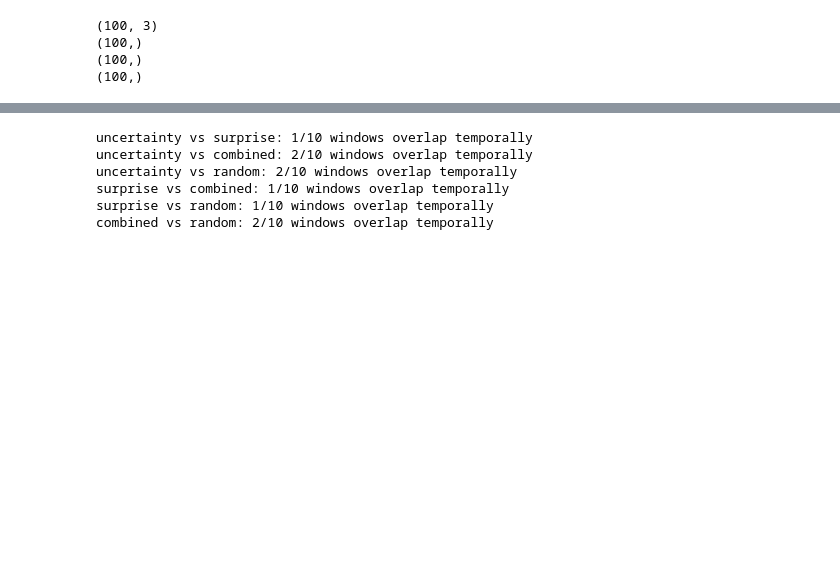
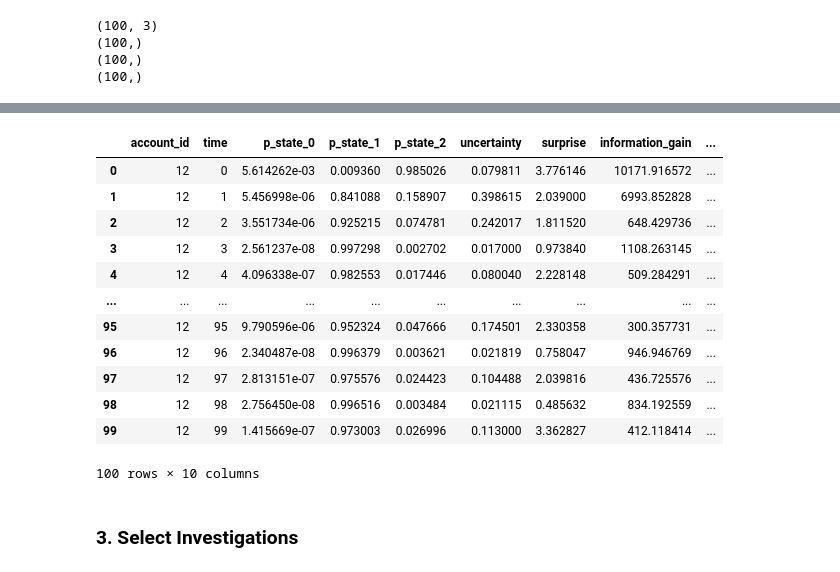
Before and after one commit to juananmonte/aml-working-paper, a Jupyter notebook: notebooks/routing_interactive.ipynb, the cells around one changed output, grey strips where cells are left out. Cells and saved outputs as stored; diff of their text form; code cells hidden in the pictures; blank space fills up the shorter version.

Commit message:
actualizar routing

```diff
--- a/notebooks/routing_interactive.ipynb
+++ b/notebooks/routing_interactive.ipynb
@@ -50,0 +45,10 @@ results = filter_posterior_draws(
+# %%
+account_ids = sorted(val_df["account_id"].unique())
+
+account_id = account_ids[0]
+sequence = val_sequences[0]
+#account_times = (val_df.loc[val_df["account_id"] == account_id, "time"].sort_values().to_numpy())
+
+results = filter_posterior_draws(sequence, pi_draws, current_draws, mu_draws, sigma_draws)
+
+print(f"Example account: {account_id}; periods: {len(sequence)}")
@@ -81,2 +66,0 @@ print(
-# %%
-account_id = val_df["account_id"].unique()[0]
@@ -137,21 +66,0 @@ plt.show()
-# %%
-account_id = routing_df["account_id"].iloc[0]
-
-truth = (
-    val_df[val_df["account_id"] == account_id]
-    [["time", "aml_state"]]
-    .sort_values("time")
-)
-
-comparison = routing_df.merge(
-    truth,
-    on="time",
-    validate="one_to_one",
-)
-
-comparison["state_transition"] = (
-    comparison["aml_state"]
-    .ne(comparison["aml_state"].shift())
-)
-
-comparison.loc[comparison.index[0], "state_transition"] = False
@@ -374,20 +67,19 @@ def temporal_overlap(selected_a, selected_b):
-# %%
-for i, strategy_a in enumerate(strategies):
-    for strategy_b in strategies[i + 1:]:
-
-        overlap = temporal_overlap(
-            selected_windows[strategy_a],
-            selected_windows[strategy_b],
-        )
-
-        print(
-            f"{strategy_a} vs {strategy_b}: "
-            f"{overlap}/10 windows overlap temporally"
-        )
-# %% [output]
-uncertainty vs surprise: 1/10 windows overlap temporally
-uncertainty vs combined: 2/10 windows overlap temporally
-uncertainty vs random: 2/10 windows overlap temporally
-surprise vs combined: 1/10 windows overlap temporally
-surprise vs random: 1/10 windows overlap temporally
-combined vs random: 2/10 windows overlap temporally
+# %%
+account_routing_df = sequence_results_to_dataframe(account_id, results)
+#account_routing_df["time"] = account_times
+# %%
+account_routing_df
+# %% [output]
+|  | account_id | time | p_state_0 | p_state_1 | p_state_2 | uncertainty | surprise | information_gain | ... |
+| 0 | 12 | 0 | 5.614262e-03 | 0.009360 | 0.985026 | 0.079811 | 3.776146 | 10171.916572 | ... |
+| 1 | 12 | 1 | 5.456998e-06 | 0.841088 | 0.158907 | 0.398615 | 2.039000 | 6993.852828 | ... |
+| 2 | 12 | 2 | 3.551734e-06 | 0.925215 | 0.074781 | 0.242017 | 1.811520 | 648.429736 | ... |
+| 3 | 12 | 3 | 2.561237e-08 | 0.997298 | 0.002702 | 0.017000 | 0.973840 | 1108.263145 | ... |
+| 4 | 12 | 4 | 4.096338e-07 | 0.982553 | 0.017446 | 0.080040 | 2.228148 | 509.284291 | ... |
+| ... | ... | ... | ... | ... | ... | ... | ... | ... | ... |
+| 95 | 12 | 95 | 9.790596e-06 | 0.952324 | 0.047666 | 0.174501 | 2.330358 | 300.357731 | ... |
+| 96 | 12 | 96 | 2.340487e-08 | 0.996379 | 0.003621 | 0.021819 | 0.758047 | 946.946769 | ... |
+| 97 | 12 | 97 | 2.813151e-07 | 0.975576 | 0.024423 | 0.104488 | 2.039816 | 436.725576 | ... |
+| 98 | 12 | 98 | 2.756450e-08 | 0.996516 | 0.003484 | 0.021115 | 0.485632 | 834.192559 | ... |
+| 99 | 12 | 99 | 1.415669e-07 | 0.973003 | 0.026996 | 0.113000 | 3.362827 | 412.118414 | ... |
+100 rows × 10 columns
@@ -393,0 +92,2 @@ combined vs random: 2/10 windows overlap temporally
+# %% [markdown]
+### 3. Select Investigations
```
Also changed, not shown: parts of 40 cells of this notebook, 17 other files.
